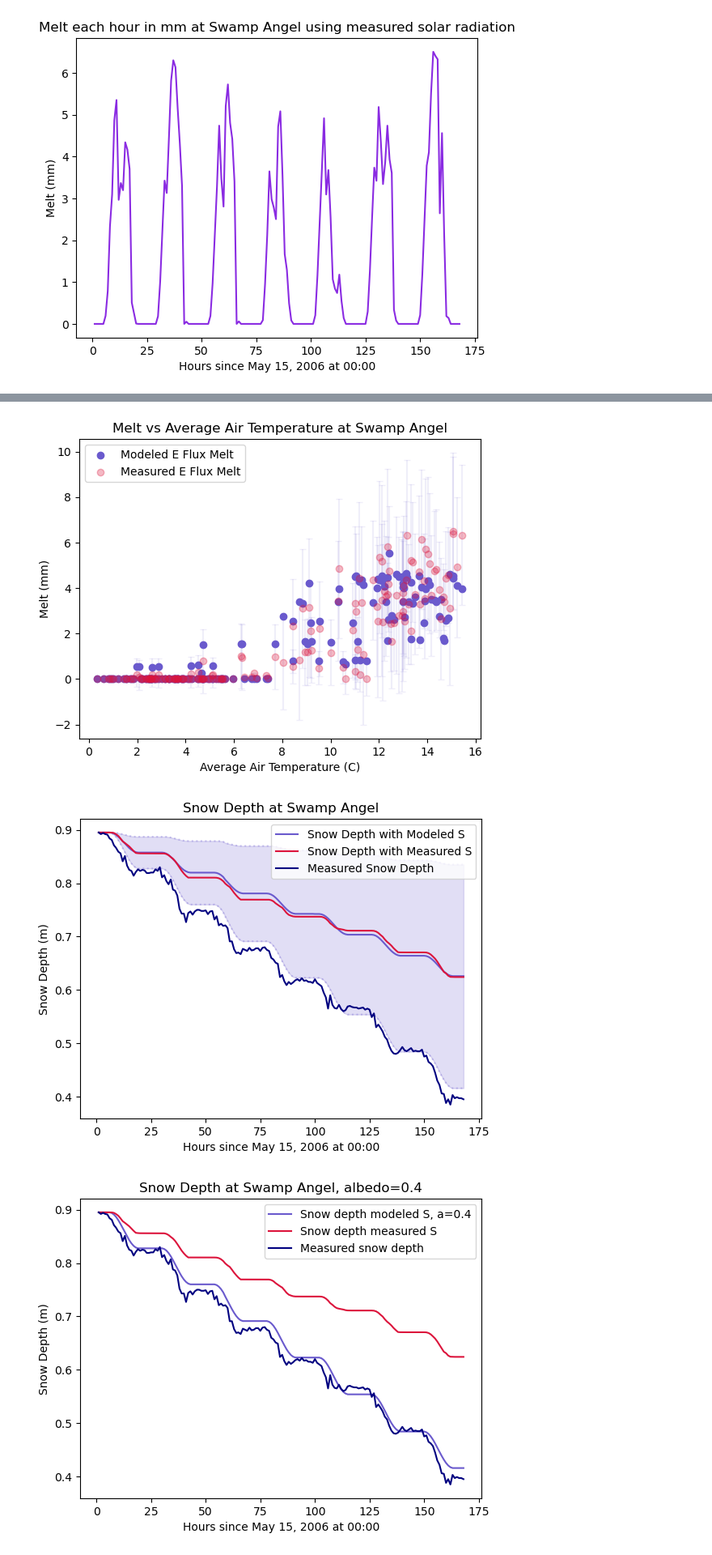
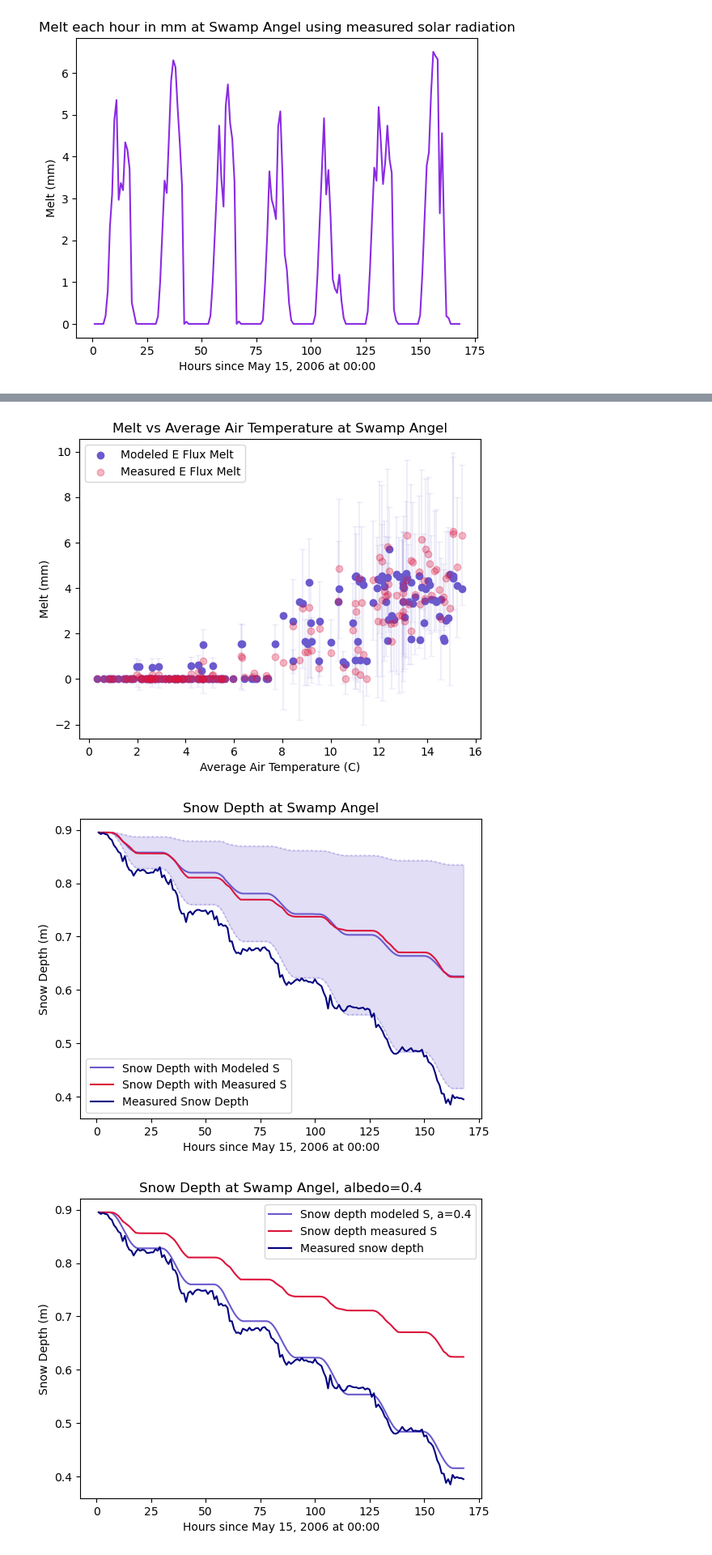
Before and after one commit to gretchenhough/Hough-S26, a Jupyter notebook: HW4/GEOS566 HW4 Melt Model Swamp Angel.ipynb, the cells around one changed output, grey strips where cells are left out. Shown at 81% size. Cells and saved outputs as stored; diff of their text form; code cells hidden in the pictures.

```diff
--- a/HW4/GEOS566 HW4 Melt Model Swamp Angel.ipynb
+++ b/HW4/GEOS566 HW4 Melt Model Swamp Angel.ipynb
@@ -236,7 +236,7 @@ plt.show()
 # Latent heat flux assuming snow roughness between (0.005, 0.02) with "typical" set to 0.01 and assuming melt energy goes to melting snow and not warming it (i.e. T=0C)
 
 Lv=333.5*10**3
-df['es']=(1.0007+(3.46*10**-6)*df['Pa [Pa]'])*6.1121*np.exp(17.966*(df['Ts [C]'])/(df['Ts [C]']+247.15))
+df['es']=(1.0007+(3.46*10**-6)*df['Pa [Pa]'])*611.21*np.exp(17.966*(df['Ts [C]'])/(df['Ts [C]']+247.15))
 
 df['QL']=df['rhoa']*0.622*Lv/df['Pa [Pa]']*df['Ch']*df['u [m/s]']*(df['es']-df['ea'])
 df['QL_max']=df['rhoa']*0.622*Lv/df['Pa [Pa]']*df['Ch_max']*df['u [m/s]']*(df['es']-df['ea'])
@@ -347,7 +347,7 @@ ax.set_ylabel('Melt (mm)')
 ax.set_title('Melt vs Average Air Temperature at Swamp Angel')
 plt.show()
 # %% [output]
-[figure, old version]
+[figure, new version]
 # %%
 # What's left! New snow depths considering melt
 
@@ -364,19 +364,19 @@ for i in range(len(df)-1):
 # %%
 fig, ax = plt.subplots()
 
 ax.plot(df['t'], df['Dmod'], c='slateblue', label='Snow Depth with Modeled S')
 ax.plot(df['t'], df['Dmod_max'], c='slateblue', linestyle=':', alpha=0.3)
 ax.plot(df['t'], df['Dmod_min'], c='slateblue', linestyle=':', alpha=0.3)
 ax.fill_between(df['t'], df['Dmod_min'], df['Dmod_max'], color='slateblue', alpha=0.2)
 ax.plot(df['t'], df['Dmeas'], c='crimson', label='Snow Depth with Measured S')
 ax.plot(df['t'], df['depth [m]'], c='navy', label='Measured Snow Depth')
 ax.set_xlabel('Hours since May 15, 2006 at 00:00')
 ax.set_ylabel('Snow Depth (m)')
 ax.set_title('Snow Depth at Swamp Angel')
-ax.legend(loc='upper right')
+ax.legend(loc='lower left')
 plt.show()
 # %% [output]
-[figure, old version]
+[figure, new version]
 # %%
 # Best fit is clearly albedo=0.4! Maximum modeled melt.
 
```
Also changed, not shown: parts of 6 cells of this notebook, 1 other file.
